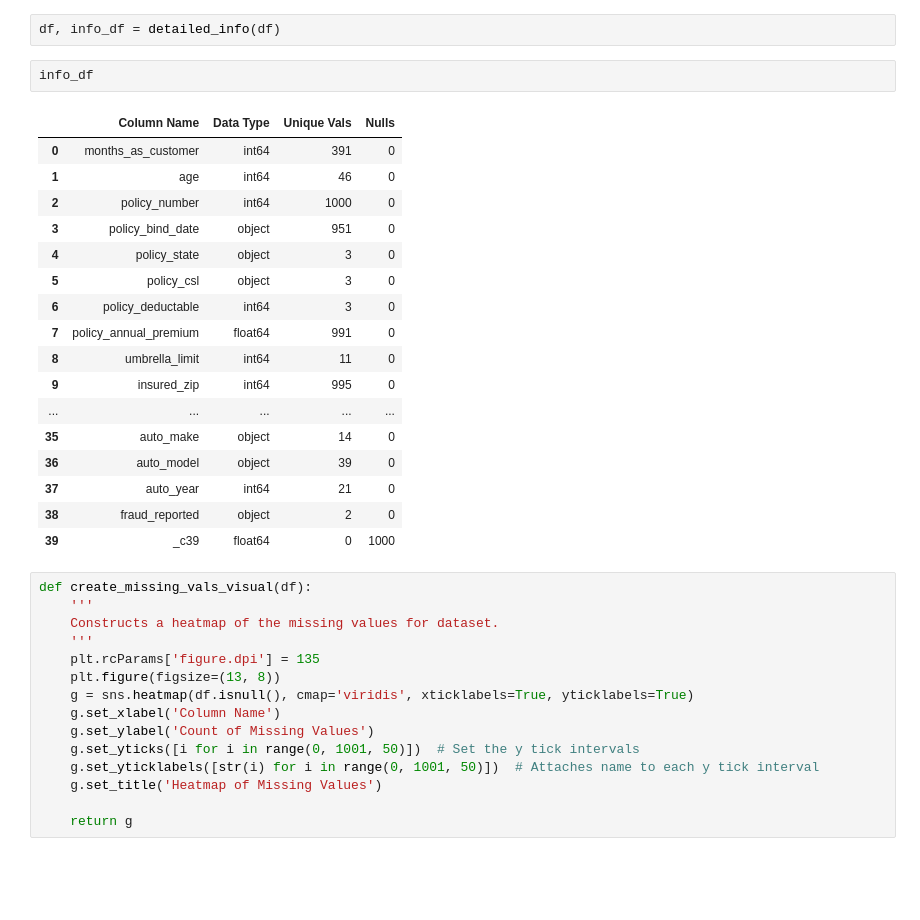
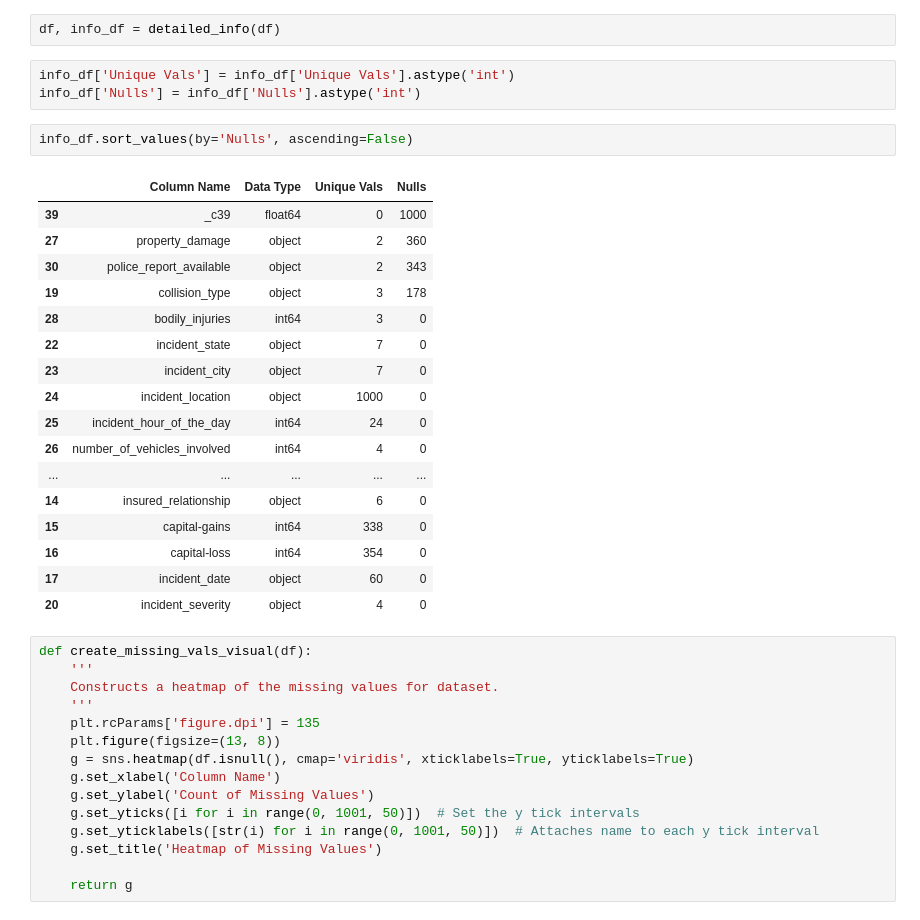
Before and after one commit to kcao22/insurance_fraud, a Jupyter notebook: exploration.ipynb, the cells around one changed output. Saved outputs shown, nothing was run; the diff lists cells and outputs as text; blank space fills up the shorter version.

```diff
--- a/exploration.ipynb
+++ b/exploration.ipynb
@@ -65,26 +66,29 @@ def detailed_info(df):
     return df, info.reindex(['Column Name', 'Data Type', 'Unique Vals', 'Nulls'], axis=1)
 # %%
 df, info_df = detailed_info(df)
-# %%
-info_df
-# %% [output]
-|  | Column Name | Data Type | Unique Vals | Nulls |
-| 0 | months_as_customer | int64 | 391 | 0 |
-| 1 | age | int64 | 46 | 0 |
-| 2 | policy_number | int64 | 1000 | 0 |
-| 3 | policy_bind_date | object | 951 | 0 |
-| 4 | policy_state | object | 3 | 0 |
-| 5 | policy_csl | object | 3 | 0 |
-| 6 | policy_deductable | int64 | 3 | 0 |
-| 7 | policy_annual_premium | float64 | 991 | 0 |
-| 8 | umbrella_limit | int64 | 11 | 0 |
-| 9 | insured_zip | int64 | 995 | 0 |
-| ... | ... | ... | ... | ... |
-| 35 | auto_make | object | 14 | 0 |
-| 36 | auto_model | object | 39 | 0 |
-| 37 | auto_year | int64 | 21 | 0 |
-| 38 | fraud_reported | object | 2 | 0 |
-| 39 | _c39 | float64 | 0 | 1000 |
+# %%
+info_df['Unique Vals'] = info_df['Unique Vals'].astype('int')
+info_df['Nulls'] = info_df['Nulls'].astype('int')
+# %%
+info_df.sort_values(by='Nulls', ascending=False)
+# %% [output]
+|  | Column Name | Data Type | Unique Vals | Nulls |
+| 39 | _c39 | float64 | 0 | 1000 |
+| 27 | property_damage | object | 2 | 360 |
+| 30 | police_report_available | object | 2 | 343 |
+| 19 | collision_type | object | 3 | 178 |
+| 28 | bodily_injuries | int64 | 3 | 0 |
+| 22 | incident_state | object | 7 | 0 |
+| 23 | incident_city | object | 7 | 0 |
+| 24 | incident_location | object | 1000 | 0 |
+| 25 | incident_hour_of_the_day | int64 | 24 | 0 |
+| 26 | number_of_vehicles_involved | int64 | 4 | 0 |
+| ... | ... | ... | ... | ... |
+| 14 | insured_relationship | object | 6 | 0 |
+| 15 | capital-gains | int64 | 338 | 0 |
+| 16 | capital-loss | int64 | 354 | 0 |
+| 17 | incident_date | object | 60 | 0 |
+| 20 | incident_severity | object | 4 | 0 |
 # %%
 def create_missing_vals_visual(df):
     '''
```
Also changed, not shown: parts of 21 cells of this notebook, 1 other file.
